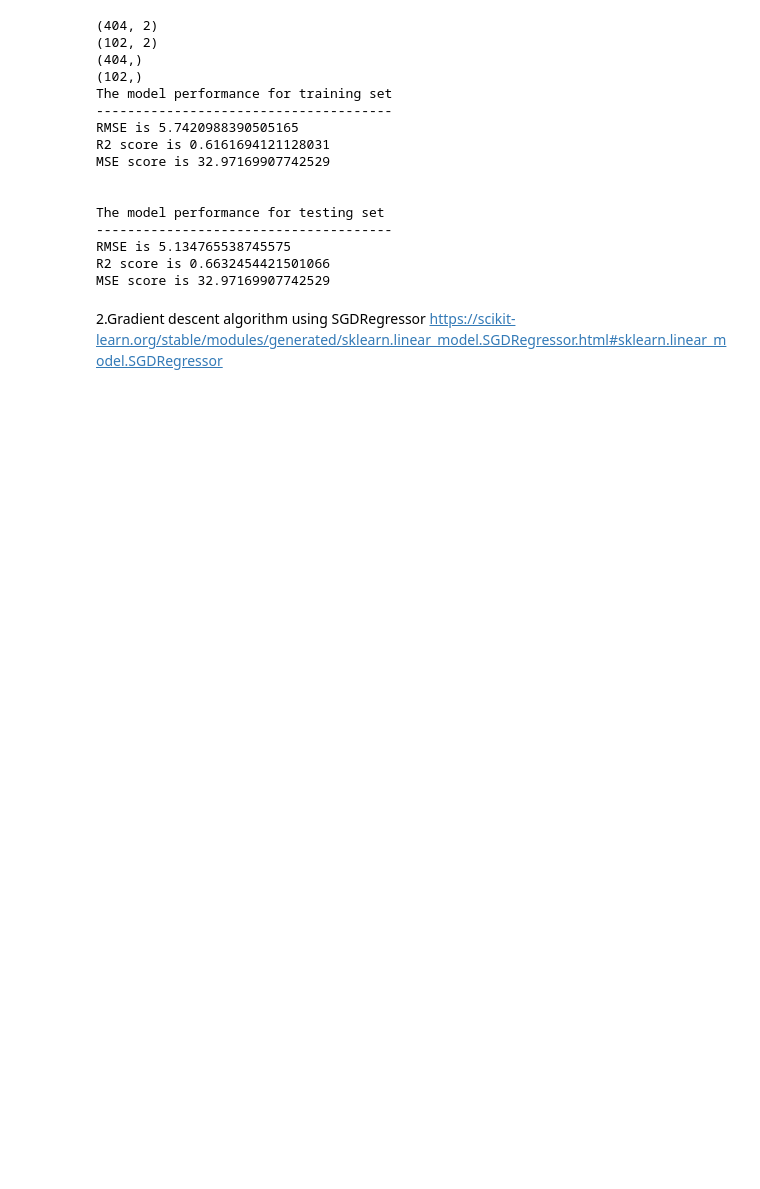
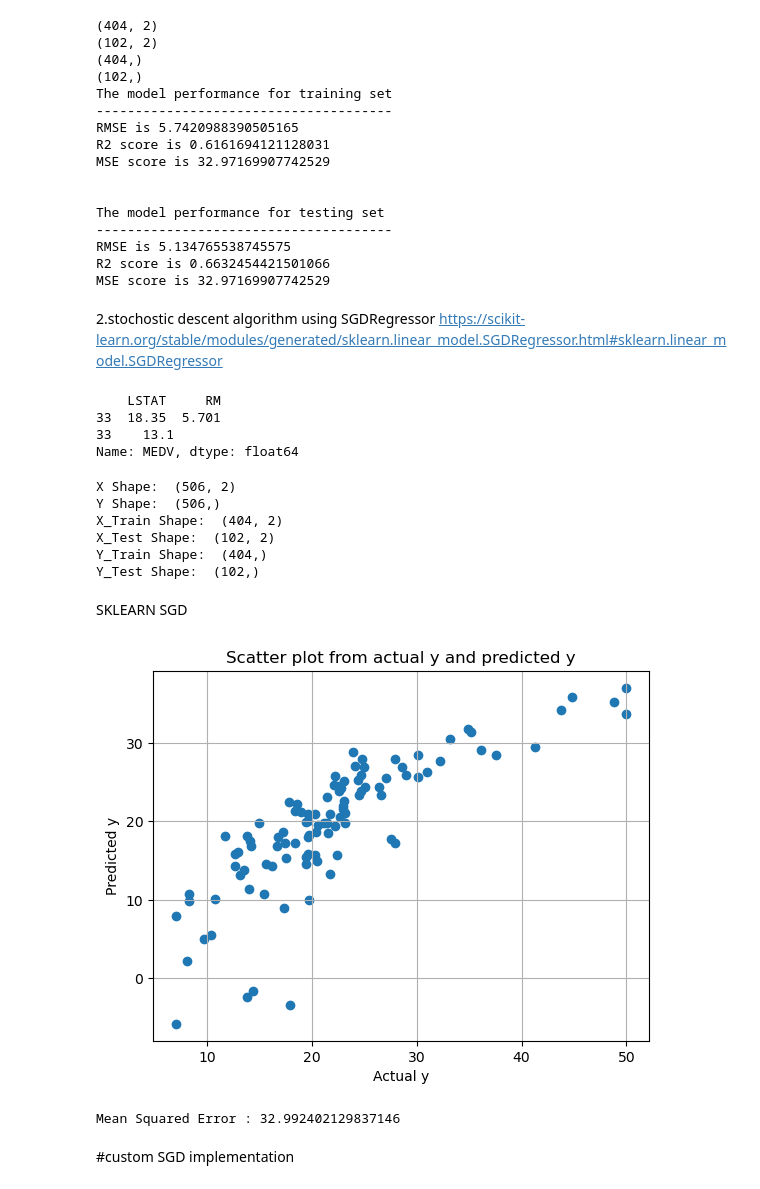
Before and after one commit to preethibosco/AIML, a Jupyter notebook: regression/BostonEDA.ipynb, the cells around one changed output. Cells and saved outputs as stored; diff of their text form; code cells hidden in the pictures; blank space fills up the shorter version.

Commit message:
customSGD

```diff
--- a/regression/BostonEDA.ipynb
+++ b/regression/BostonEDA.ipynb
@@ -272,6 +273,69 @@ RMSE is 5.134765538745575
 R2 score is 0.6632454421501066
 MSE score is 32.97169907742529
 # %% [markdown]
-2.Gradient descent algorithm
+2.stochostic descent algorithm
 using  SGDRegressor
 https://scikit-learn.org/stable/modules/generated/sklearn.linear_model.SGDRegressor.html#sklearn.linear_model.SGDRegressor
+# %%
+print(X_train.head(1))
+print(Y_train.head(1))
+# %% [output]
+    LSTAT     RM
+33  18.35  5.701
+33    13.1
+Name: MEDV, dtype: float64
+# %%
+#data standardisg
+from sklearn import preprocessing
+
+
+print("X Shape: ",X.shape)
+print("Y Shape: ",Y.shape)
+print("X_Train Shape: ",X_train.shape)
+print("X_Test Shape: ",X_test.shape)
+print("Y_Train Shape: ",Y_train.shape)
+print("Y_Test Shape: ",Y_test.shape)
+
+# standardizing data
+scaler = preprocessing.StandardScaler().fit(X_train)
+x_train = scaler.transform(X_train)
+x_test=scaler.transform(X_test)
+
+## Adding the PRIZE Column in the data
+train_data=pd.DataFrame(X_train)
+train_data['price']=Y_train
+train_data.head(3)
+
+x_test=np.array(X_test)
+y_test=np.array(Y_test)
+# %% [output]
+X Shape:  (506, 2)
+Y Shape:  (506,)
+X_Train Shape:  (404, 2)
+X_Test Shape:  (102, 2)
+Y_Train Shape:  (404,)
+Y_Test Shape:  (102,)
+# %% [markdown]
+SKLEARN SGD
+# %%
+# SkLearn SGD classifier
+from sklearn.linear_model import SGDRegressor
+
+
+n_iter=100
+clf_ = SGDRegressor(max_iter=n_iter)
+clf_.fit(X_train, Y_train)
+y_pred_sksgd=clf_.predict(X_test)
+plt.scatter(Y_test,y_pred_sksgd)
+plt.grid()
+plt.xlabel('Actual y')
+plt.ylabel('Predicted y')
+plt.title('Scatter plot from actual y and predicted y')
+plt.show()
+
+print('Mean Squared Error :',mean_squared_error(Y_test, y_pred_sksgd))
+# %% [output]
+[figure, added]
+Mean Squared Error : 32.992402129837146
+# %% [markdown]
+#custom SGD implementation
```
Also changed, not shown: parts of 4 cells of this notebook.
